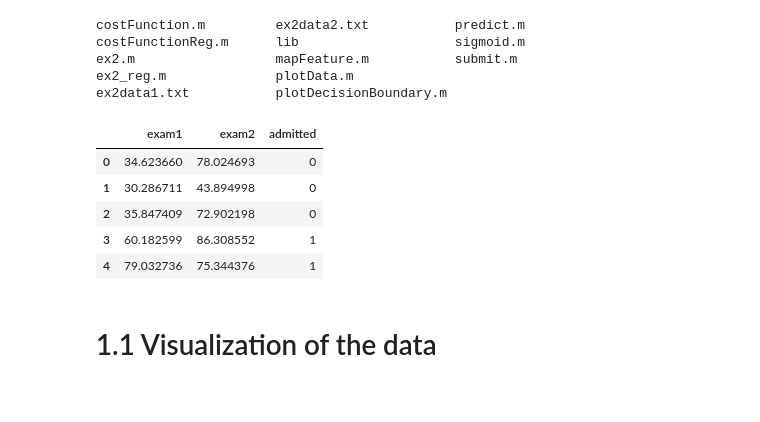
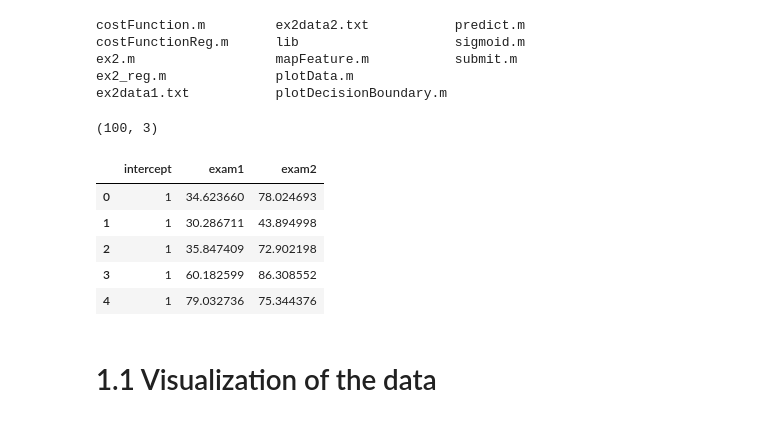
Before and after one commit to damiansp/ML, a Jupyter notebook: coursera/ng/machine-learning-ex2/ex2py/logistic_regression.py.ipynb, the cells around one changed output. Drawn from its saved outputs; the diff is of its cells as text; code cells hidden in the pictures.

```diff
--- a/coursera/ng/machine-learning-ex2/ex2py/logistic_regression.py.ipynb
+++ b/coursera/ng/machine-learning-ex2/ex2py/logistic_regression.py.ipynb
@@ -13,17 +13,22 @@ ex2.m                  mapFeature.m           submit.m
 ex2_reg.m              plotData.m
 ex2data1.txt           plotDecisionBoundary.m
 # %%
-dat1 = pd.read_csv('../ex2/ex2data1.txt',
-                   header=None,
-                   names=['exam1', 'exam2', 'admitted'])
-dat1.head()
+df = pd.read_csv('../ex2/ex2data1.txt',
+                 header=None,
+                 names=['exam1', 'exam2', 'admitted'])
+df['intercept'] = 1
+X = df[['intercept', 'exam1', 'exam2']]
+y = df.admitted
+print(X.shape)
+X.head()
 # %% [output]
+(100, 3)
-|  | exam1 | exam2 | admitted |
-| 0 | 34.623660 | 78.024693 | 0 |
-| 1 | 30.286711 | 43.894998 | 0 |
-| 2 | 35.847409 | 72.902198 | 0 |
-| 3 | 60.182599 | 86.308552 | 1 |
-| 4 | 79.032736 | 75.344376 | 1 |
+|  | intercept | exam1 | exam2 |
+| 0 | 1 | 34.623660 | 78.024693 |
+| 1 | 1 | 30.286711 | 43.894998 |
+| 2 | 1 | 35.847409 | 72.902198 |
+| 3 | 1 | 60.182599 | 86.308552 |
+| 4 | 1 | 79.032736 | 75.344376 |
 # %% [markdown]
 # 1.1 Visualization of the data
 # %%
```
Also changed, not shown: parts of 12 cells of this notebook.
